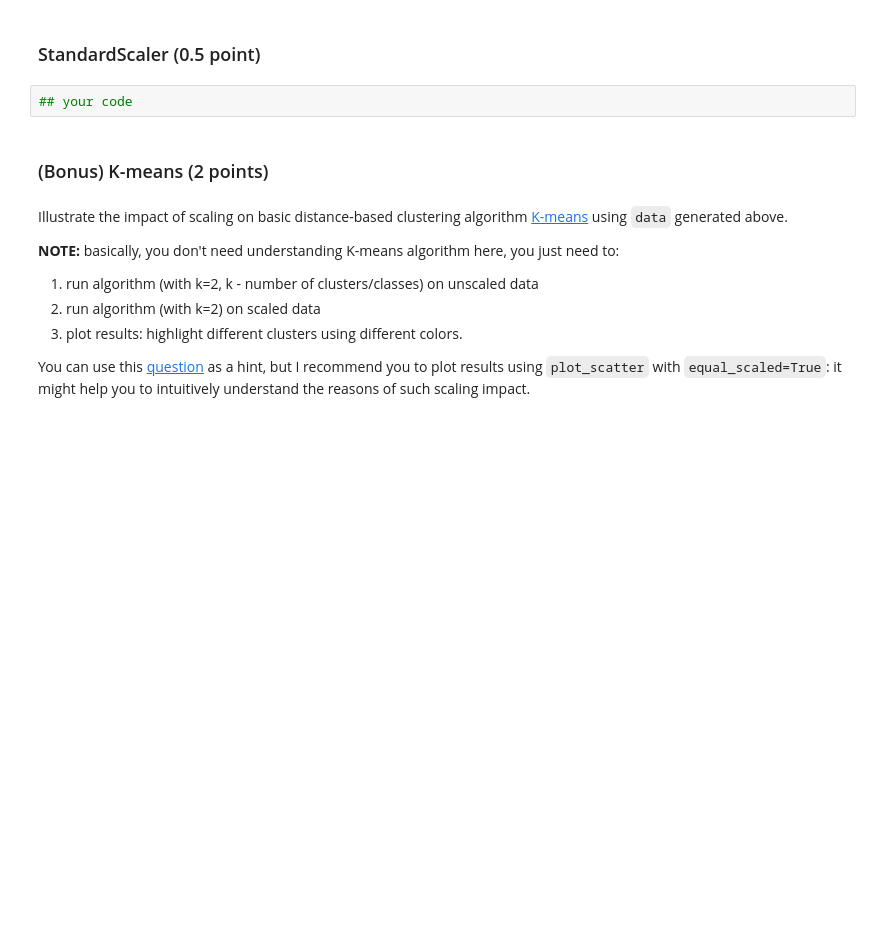
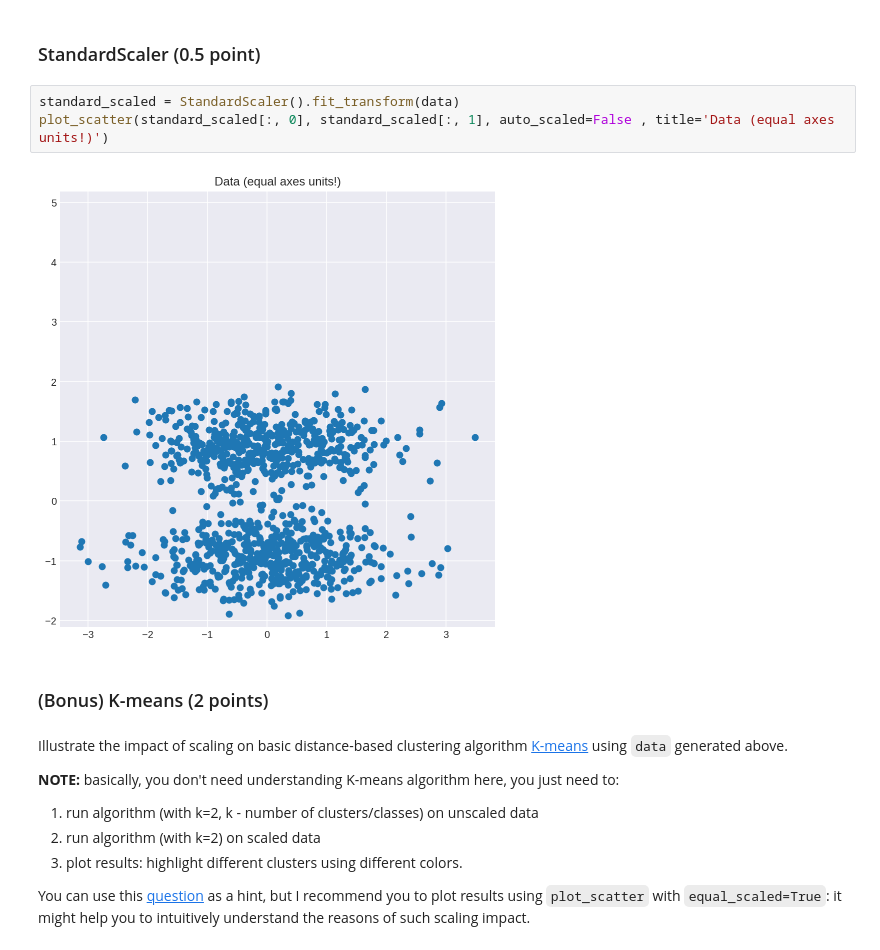
Before and after one commit to AndreiChenchik/ml-intro, a Jupyter notebook: 6_feature_engineering_selection/homework.ipynb, the cells around one changed output. Saved outputs shown, nothing was run; the diff lists cells and outputs as text; blank space fills up the shorter version.

```diff
--- a/6_feature_engineering_selection/homework.ipynb
+++ b/6_feature_engineering_selection/homework.ipynb
@@ -118,7 +139,10 @@ Perform `StandardScaling` and `MinMaxScaling` of original data; visualize result
 # %% [markdown]
 ### StandardScaler (0.5 point)
-# %%
-## your code
+# %%
+standard_scaled = StandardScaler().fit_transform(data)
+plot_scatter(standard_scaled[:, 0], standard_scaled[:, 1], auto_scaled=False , title='Data (equal axes units!)')
+# %% [output]
+[figure, added]
 # %% [markdown]
 ### (Bonus) K-means (2 points)
 # %% [markdown]
```
Also changed, not shown: parts of 33 cells of this notebook.
